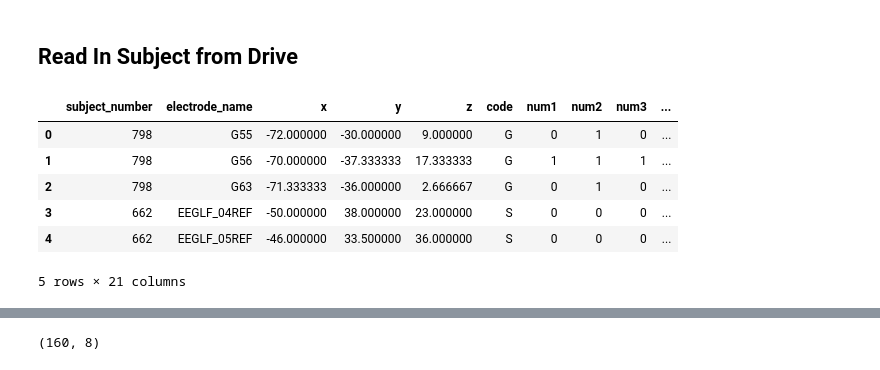
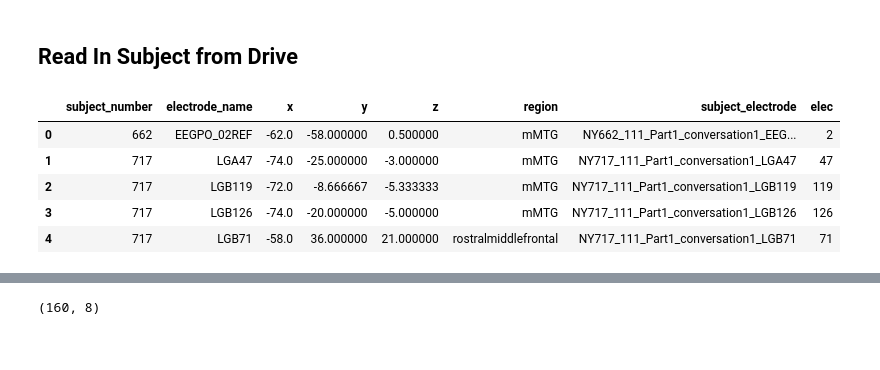
Before and after one commit to tevaughnshaw/autocorrelation, a Jupyter notebook: ECOG_Signal_Test.ipynb, the cells around one changed output, grey strips where cells are left out. Cells and saved outputs as stored; diff of their text form; code cells hidden in the pictures.

```diff
--- a/ECOG_Signal_Test.ipynb
+++ b/ECOG_Signal_Test.ipynb
@@ -15,14 +23,12 @@ from nilearn import plotting
 # %% [markdown]
 ## Read In Subject from Drive
 # %%
-df = pd.read_csv('podcast_MNIcoor_masterlist.csv')
-df1 = pd.read_csv('podcast.csv')
-df.head()
+df_sorted= pd.read_csv('ecog-sorted2024.csv')
+df_sorted.head()
 # %% [output]
-|  | subject_number | electrode_name | x | y | z | code | num1 | num2 | num3 | ... |
-| 0 | 798 | G55 | -72.000000 | -30.000000 | 9.000000 | G | 0 | 1 | 0 | ... |
-| 1 | 798 | G56 | -70.000000 | -37.333333 | 17.333333 | G | 1 | 1 | 1 | ... |
-| 2 | 798 | G63 | -71.333333 | -36.000000 | 2.666667 | G | 0 | 1 | 0 | ... |
-| 3 | 662 | EEGLF_04REF | -50.000000 | 38.000000 | 23.000000 | S | 0 | 0 | 0 | ... |
-| 4 | 662 | EEGLF_05REF | -46.000000 | 33.500000 | 36.000000 | S | 0 | 0 | 0 | ... |
+|  | subject_number | electrode_name | x | y | z | region | subject_electrode | elec |
+| 0 | 662 | EEGPO_02REF | -62.0 | -58.000000 | 0.500000 | mMTG | NY662_111_Part1_conversation1_EEG... | 2 |
+| 1 | 717 | LGA47 | -74.0 | -25.000000 | -3.000000 | mMTG | NY717_111_Part1_conversation1_LGA47 | 47 |
+| 2 | 717 | LGB119 | -72.0 | -8.666667 | -5.333333 | mMTG | NY717_111_Part1_conversation1_LGB119 | 119 |
+| 3 | 717 | LGB126 | -74.0 | -20.000000 | -5.000000 | mMTG | NY717_111_Part1_conversation1_LGB126 | 126 |
+| 4 | 717 | LGB71 | -58.0 | 36.000000 | 21.000000 | rostralmiddlefrontal | NY717_111_Part1_conversation1_LGB71 | 71 |
-5 rows × 21 columns
```
Also changed, not shown: parts of 52 cells of this notebook, 1 other file.
